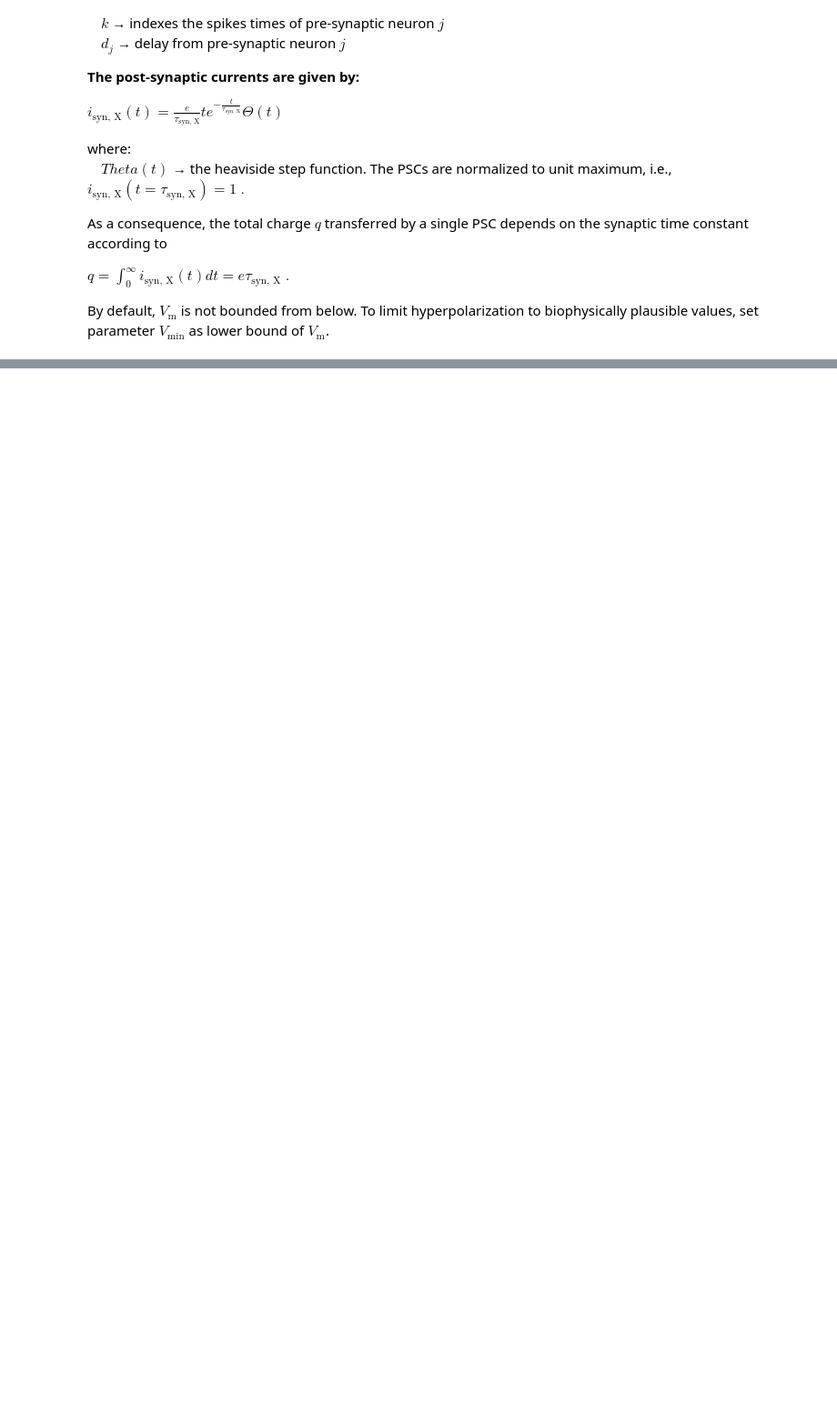
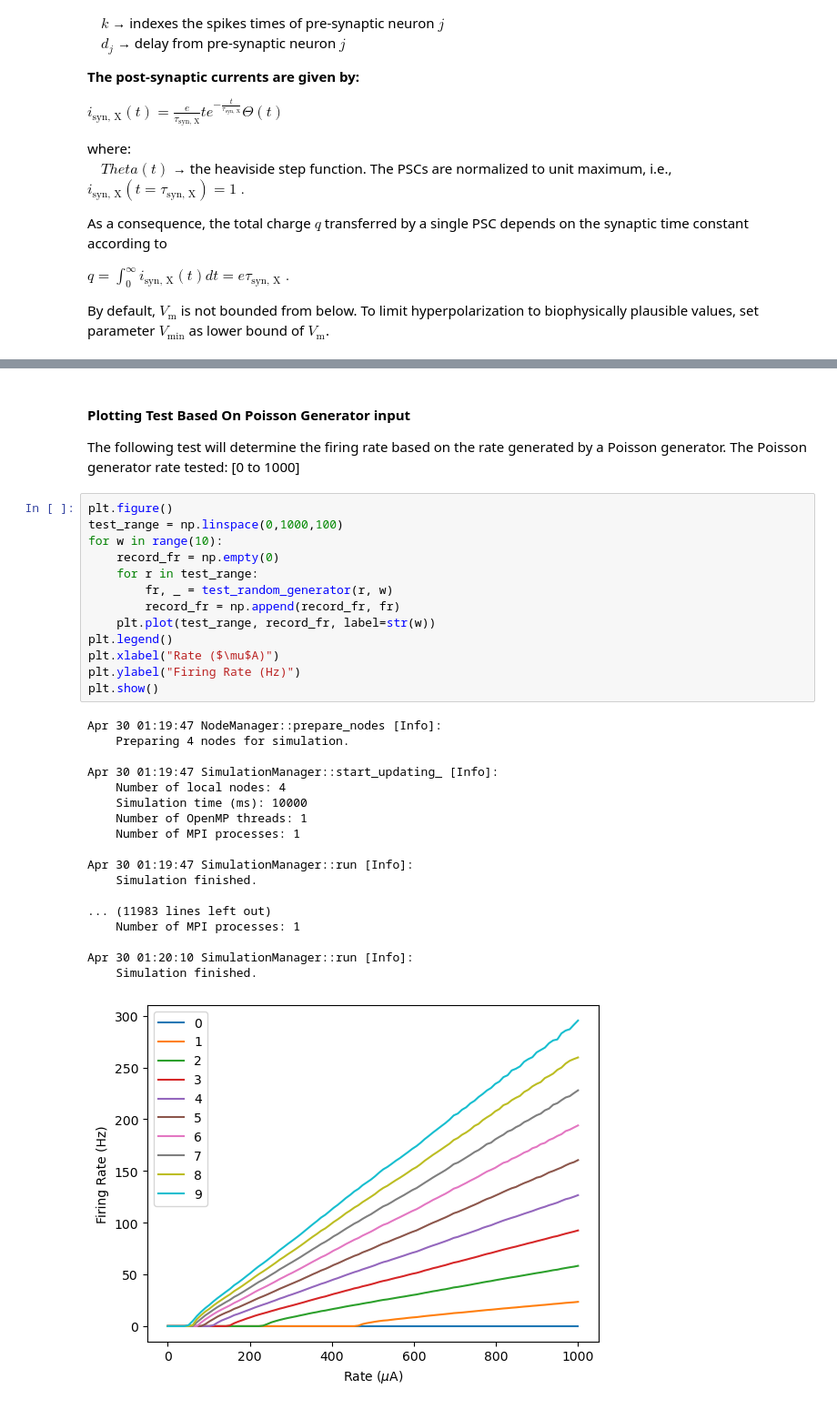
Before and after one commit to aung9htet/counting_snn, a Jupyter notebook: subitization_notebook.ipynb, the cells around one changed output, grey strips where cells are left out. Shown at 91% size. Cells and saved outputs as stored; diff of their text form; blank space fills up the shorter version.

```diff
--- a/subitization_notebook.ipynb
+++ b/subitization_notebook.ipynb
@@ -130,0 +346,36 @@ Mar 20 19:24:01 SimulationManager::run [Info]:
+# %% [markdown]
+#### Plotting Test Based On Poisson Generator input
+The following test will determine the firing rate based on the rate generated by a Poisson generator.
+The Poisson generator rate tested: [0 to 1000]
+# %%
+plt.figure()
+test_range = np.linspace(0,1000,100)
+for w in range(10):
+    record_fr = np.empty(0)
+    for r in test_range:
+        fr, _ = test_random_generator(r, w)
+        record_fr = np.append(record_fr, fr)
+    plt.plot(test_range, record_fr, label=str(w))
+plt.legend()
+plt.xlabel("Rate ($\mu$A)")
+plt.ylabel("Firing Rate (Hz)")
+plt.show()
+# %% [output]
+Apr 30 01:19:47 NodeManager::prepare_nodes [Info]:
+    Preparing 4 nodes for simulation.
+
+Apr 30 01:19:47 SimulationManager::start_updating_ [Info]:
+    Number of local nodes: 4
+    Simulation time (ms): 10000
+    Number of OpenMP threads: 1
+    Number of MPI processes: 1
+
+Apr 30 01:19:47 SimulationManager::run [Info]:
+    Simulation finished.
+
+... (11983 lines left out)
+    Number of MPI processes: 1
+
+Apr 30 01:20:10 SimulationManager::run [Info]:
+    Simulation finished.
+[figure, added]
```
Also changed, not shown: parts of 27 cells of this notebook, 26 other files.
